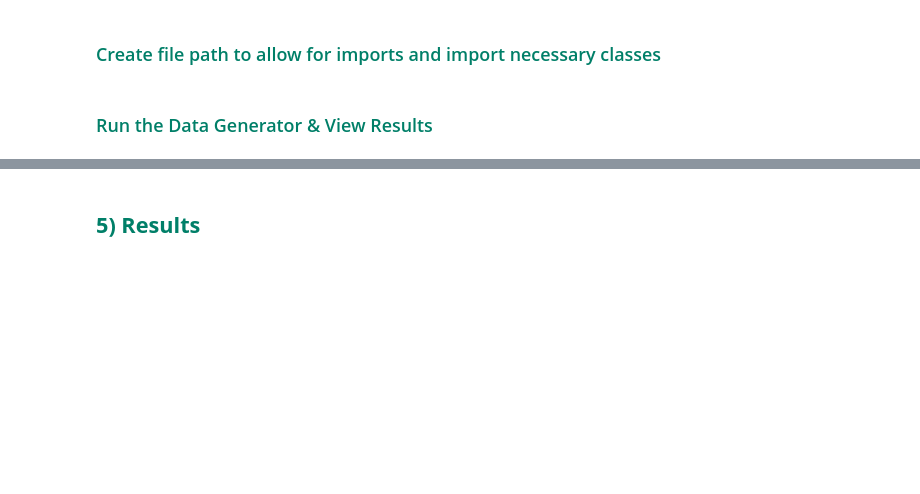
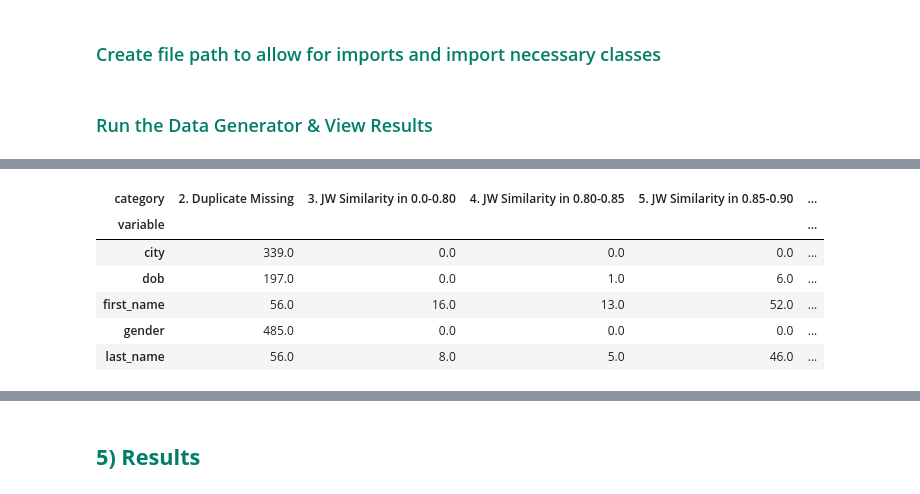
Before and after one commit to jembi/mpi-toolkit-notebook, a Jupyter notebook: data-generator/GECO-Kenya/Generate_Data.ipynb, the cells around one changed output, grey strips where cells are left out. Saved outputs shown, nothing was run; the diff lists cells and outputs as text; code cells hidden in the pictures; blank space fills up the shorter version.

```diff
--- a/data-generator/GECO-Kenya/Generate_Data.ipynb
+++ b/data-generator/GECO-Kenya/Generate_Data.ipynb
@@ -1444,0 +2546,62 @@ display(data)
+# %%
+#@title <font color="#18CF68">View Jaro Winkler Simmilarity Statistics
+
+# transpose data and set inOri/inDup to true
+res_ori =pd.melt(dfa, id_vars=['recid'], value_vars=datavs)
+
+res_ori['inOri'] = True
+
+res_dup =pd.melt(dfb, id_vars=['recid'], value_vars=datavs)
+
+res_dup['inDup'] = True
+#rename columns
+res_ori = res_ori.rename(columns = {'value': 'ori_value'}, inplace = False)
+res_dup = res_dup.rename(columns = {'value': 'dup_value'}, inplace = False)
+
+#merge ori and dup
+df_comb2 = res_ori.merge(res_dup, left_on=['recid','variable'], right_on = ['recid','variable'])
+
+#make NaN - NA
+df_comb2['ori_value'].fillna('NA',inplace=True)
+df_comb2['dup_value'].fillna('NA',inplace=True)
+
+#Calculate JW
+df_comb2['jw']=''
+df_comb2['jw'] = [jaro_winkler(x, y) for x, y in zip(df_comb2['ori_value'], df_comb2['dup_value'])]
+
+
+#JW categories
+conditions = [
+              (df_comb2['ori_value'] =='NA'),
+              (df_comb2['dup_value'] =='NA'),
+              (df_comb2['jw'] < 0.8),
+              (df_comb2['jw'] < 0.85),
+              (df_comb2['jw'] < 0.9),
+              (df_comb2['jw'] < 0.95),
+              (df_comb2['jw'] < 0.99999999),
+              (df_comb2['jw'] == 1)]
+choices = ['1. Source Missing', '2. Duplicate Missing',
+           '3. JW Similarity in 0.0-0.80', '4. JW Similarity in 0.80-0.85',
+           '5. JW Similarity in 0.85-0.90', '6. JW Similarity in 0.9-0.95',
+           '7. JW Similarity in 0.95-1.0', '8. Exact Match']
+
+df_comb2['category'] = np.select(conditions, choices, default='')
+
+#Group data
+df_record_details2 = df_comb2.groupby(["variable", "category"]).agg('count').reset_index()
+df_record_details2=df_record_details2.rename(columns = {'inDup': 'count'}, inplace = False)
+df_record_details2=df_record_details2[['variable', 'category', 'count']]
+
+#pivot data +display
+df_pivot = df_record_details2.pivot(index='variable', columns='category', values='count')
+df_pivot = df_pivot.fillna(0)
+
+display(df_pivot)
+# %% [output]
+| category | 2. Duplicate Missing | 3. JW Similarity in 0.0-0.80 | 4. JW Similarity in 0.80-0.85 | 5. JW Similarity in 0.85-0.90 | ... |
+| variable |  |  |  |  | ... |
+| city | 339.0 | 0.0 | 0.0 | 0.0 | ... |
+| dob | 197.0 | 0.0 | 1.0 | 6.0 | ... |
+| first_name | 56.0 | 16.0 | 13.0 | 52.0 | ... |
+| gender | 485.0 | 0.0 | 0.0 | 0.0 | ... |
+| last_name | 56.0 | 8.0 | 5.0 | 46.0 | ... |
```
Also changed, not shown: parts of 44 cells of this notebook.
